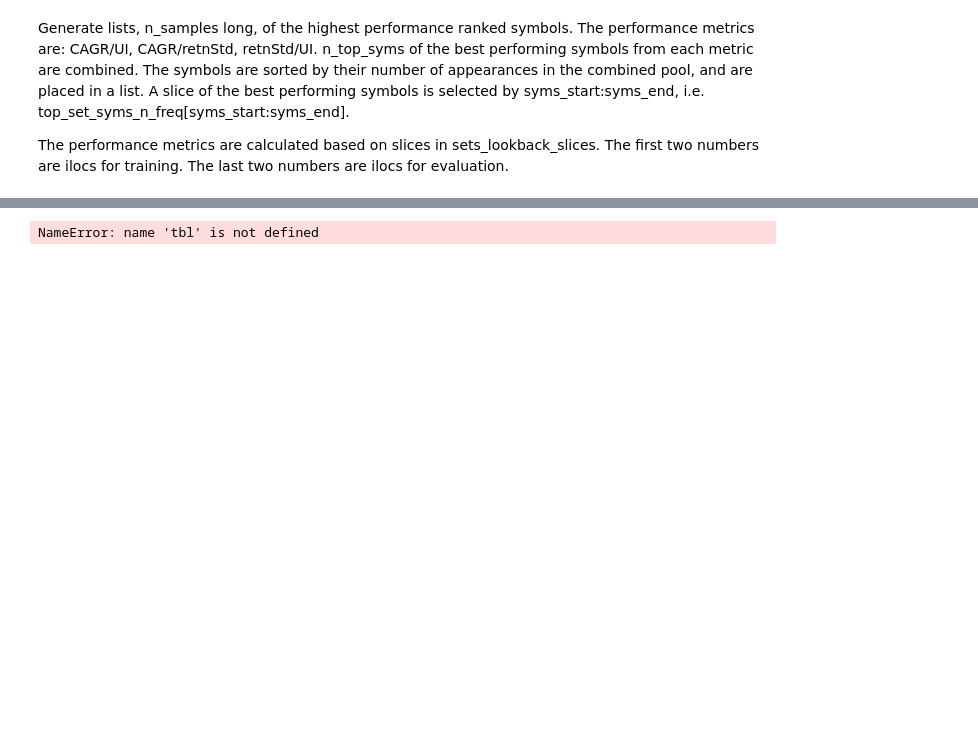
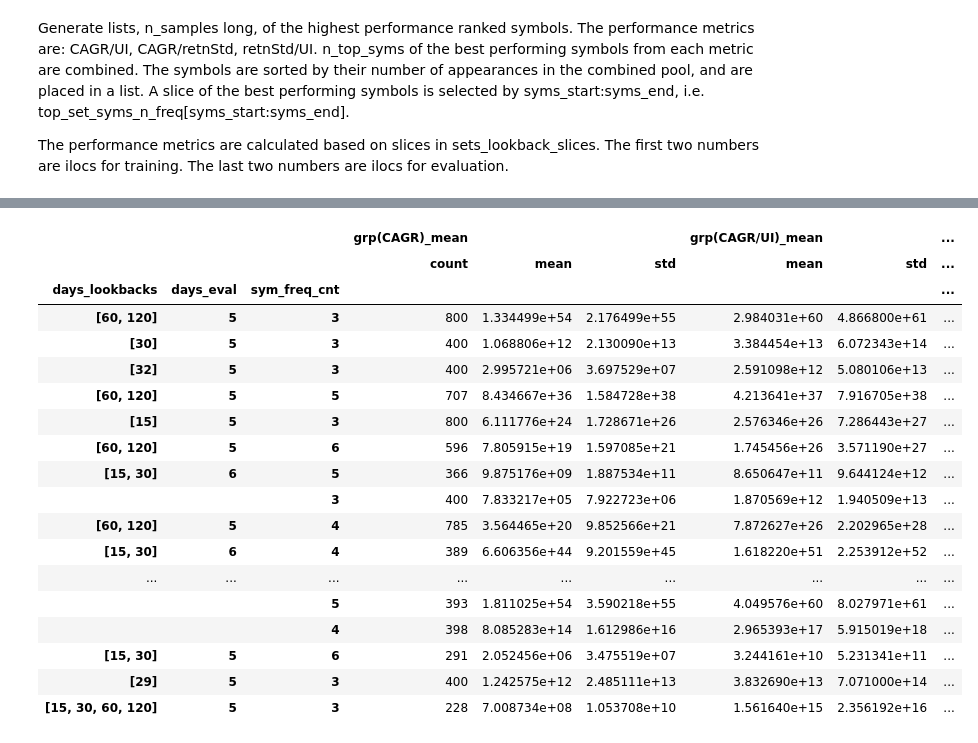
Before and after one commit to pympk/py379, a Jupyter notebook: yf_7_freq_cnt.ipynb, the cells around one changed output, grey strips where cells are left out. Saved outputs shown, nothing was run; the diff lists cells and outputs as text; code cells hidden in the pictures; blank space fills up the shorter version.

```diff
--- a/yf_7_freq_cnt.ipynb
+++ b/yf_7_freq_cnt.ipynb
@@ -389,3 +569,3 @@ pickle_dump(df_eval_sym_freq_results, path_data_dump, fp_df_eval_sym_freq_result
 # %%
-# df = pickle_load(path_data_dump, fp_df_eval_sym_freq_results)
-# df
+df = pickle_load(path_data_dump, fp_df_eval_sym_freq_results)
+df
@@ -399,16 +593,12 @@ pickle_dump(df_eval_sym_freq_results, path_data_dump, fp_df_eval_sym_freq_result
 # print(f'len(df.columns): {len(df.columns)}')
 # print(f'df.columns: {df.columns}')
 # %%
-# # pd.crosstab(df['days_lookbacks'], df['grp(CAGR/UI)_mean'])
-# tbl = df.groupby(['days_lookbacks', 'days_eval', 'sym_freq_cnt'])\
-#         .agg({'grp(CAGR)_mean':          ['count', 'mean', 'std',],
-#               'grp(CAGR/UI)_mean':       ['mean', 'std',],
-#               'grp(CAGR/retnStd)_mean':  ['mean', 'std',],
-#               'SPY_CAGR':                ['mean', 'std',],
-#               'SPY_CAGR/UI':             ['mean', 'std',],
-#               'SPY_CAGR/retnStd':        ['mean', 'std',],
-#               })
+# pd.crosstab(df['days_lookbacks'], df['grp(CAGR/UI)_mean'])
+tbl = df.groupby(['days_lookbacks', 'days_eval', 'sym_freq_cnt'])\
+        .agg({'grp(CAGR)_mean':          ['count', 'mean', 'std',],
+              'grp(CAGR/UI)_mean':       ['mean', 'std',],
+              'grp(CAGR/retnStd)_mean':  ['mean', 'std',],
+              'SPY_CAGR':                ['mean', 'std',],
+              'SPY_CAGR/UI':             ['mean', 'std',],
+              'SPY_CAGR/retnStd':        ['mean', 'std',],
+              })
-# %%
-tbl
-# %% [output]
-NameError: name 'tbl' is not defined
@@ -415,13 +607,33 @@ NameError: name 'tbl' is not defined
 # %%
-# tbl['dif_CAGR_mean'] = tbl['grp(CAGR)_mean', 'mean'] - tbl['SPY_CAGR', 'mean']
-# tbl['dif_CAGR/UI_mean'] = tbl['grp(CAGR/UI)_mean', 'mean'] - tbl['SPY_CAGR/UI', 'mean']
-# tbl['dif_CAGR/retnStd_mean'] = tbl['grp(CAGR/retnStd)_mean', 'mean'] - tbl['SPY_CAGR/retnStd', 'mean']
-# tbl['grp_CAGR/UI_mean/std'] = tbl['grp(CAGR/UI)_mean', 'mean'] / tbl['grp(CAGR/UI)_mean', 'std']
-# tbl['SPY_CAGR/UI_mean/std'] = tbl['SPY_CAGR/UI', 'mean'] / tbl['SPY_CAGR/UI', 'std']
-# tbl['dif_CAGR/UI_mean/std'] = tbl['grp_CAGR/UI_mean/std']  - tbl['SPY_CAGR/UI_mean/std']
-# # tbl.sort_values(by='dif_CAGR/UI_mean', ascending=False, inplace=True)
-# tbl.sort_values(by='dif_CAGR/UI_mean/std', ascending=False, inplace=True)
-# tbl
+tbl['dif_CAGR_mean'] = tbl['grp(CAGR)_mean', 'mean'] - tbl['SPY_CAGR', 'mean']
+tbl['dif_CAGR/UI_mean'] = tbl['grp(CAGR/UI)_mean', 'mean'] - tbl['SPY_CAGR/UI', 'mean']
+tbl['dif_CAGR/retnStd_mean'] = tbl['grp(CAGR/retnStd)_mean', 'mean'] - tbl['SPY_CAGR/retnStd', 'mean']
+tbl['grp_CAGR/UI_mean/std'] = tbl['grp(CAGR/UI)_mean', 'mean'] / tbl['grp(CAGR/UI)_mean', 'std']
+tbl['SPY_CAGR/UI_mean/std'] = tbl['SPY_CAGR/UI', 'mean'] / tbl['SPY_CAGR/UI', 'std']
+tbl['dif_CAGR/UI_mean/std'] = tbl['grp_CAGR/UI_mean/std']  - tbl['SPY_CAGR/UI_mean/std']
+# tbl.sort_values(by='dif_CAGR/UI_mean', ascending=False, inplace=True)
+tbl.sort_values(by='dif_CAGR/UI_mean/std', ascending=False, inplace=True)
+tbl
+# %% [output]
+|  |  |  | grp(CAGR)_mean |  |  | grp(CAGR/UI)_mean |  | ... |
+|  |  |  | count | mean | std | mean | std | ... |
+| days_lookbacks | days_eval | sym_freq_cnt |  |  |  |  |  | ... |
+| [60, 120] | 5 | 3 | 800 | 1.334499e+54 | 2.176499e+55 | 2.984031e+60 | 4.866800e+61 | ... |
+| [30] | 5 | 3 | 400 | 1.068806e+12 | 2.130090e+13 | 3.384454e+13 | 6.072343e+14 | ... |
+| [32] | 5 | 3 | 400 | 2.995721e+06 | 3.697529e+07 | 2.591098e+12 | 5.080106e+13 | ... |
+| [60, 120] | 5 | 5 | 707 | 8.434667e+36 | 1.584728e+38 | 4.213641e+37 | 7.916705e+38 | ... |
+| [15] | 5 | 3 | 800 | 6.111776e+24 | 1.728671e+26 | 2.576346e+26 | 7.286443e+27 | ... |
+| [60, 120] | 5 | 6 | 596 | 7.805915e+19 | 1.597085e+21 | 1.745456e+26 | 3.571190e+27 | ... |
+| [15, 30] | 6 | 5 | 366 | 9.875176e+09 | 1.887534e+11 | 8.650647e+11 | 9.644124e+12 | ... |
+|  |  | 3 | 400 | 7.833217e+05 | 7.922723e+06 | 1.870569e+12 | 1.940509e+13 | ... |
+| [60, 120] | 5 | 4 | 785 | 3.564465e+20 | 9.852566e+21 | 7.872627e+26 | 2.202965e+28 | ... |
+| [15, 30] | 6 | 4 | 389 | 6.606356e+44 | 9.201559e+45 | 1.618220e+51 | 2.253912e+52 | ... |
+| ... | ... | ... | ... | ... | ... | ... | ... | ... |
+|  |  | 5 | 393 | 1.811025e+54 | 3.590218e+55 | 4.049576e+60 | 8.027971e+61 | ... |
+|  |  | 4 | 398 | 8.085283e+14 | 1.612986e+16 | 2.965393e+17 | 5.915019e+18 | ... |
+| [15, 30] | 5 | 6 | 291 | 2.052456e+06 | 3.475519e+07 | 3.244161e+10 | 5.231341e+11 | ... |
+| [29] | 5 | 3 | 400 | 1.242575e+12 | 2.485111e+13 | 3.832690e+13 | 7.071000e+14 | ... |
+| [15, 30, 60, 120] | 5 | 3 | 228 | 7.008734e+08 | 1.053708e+10 | 1.561640e+15 | 2.356192e+16 | ... |
 # %%
 # # https://stackoverflow.com/questions/31674195/plot-normal-distribution-given-mean-and-sigma-python
 # # loc is mean, scale is standard deviation
```
Also changed, not shown: parts of 13 cells of this notebook, 9 other files.
